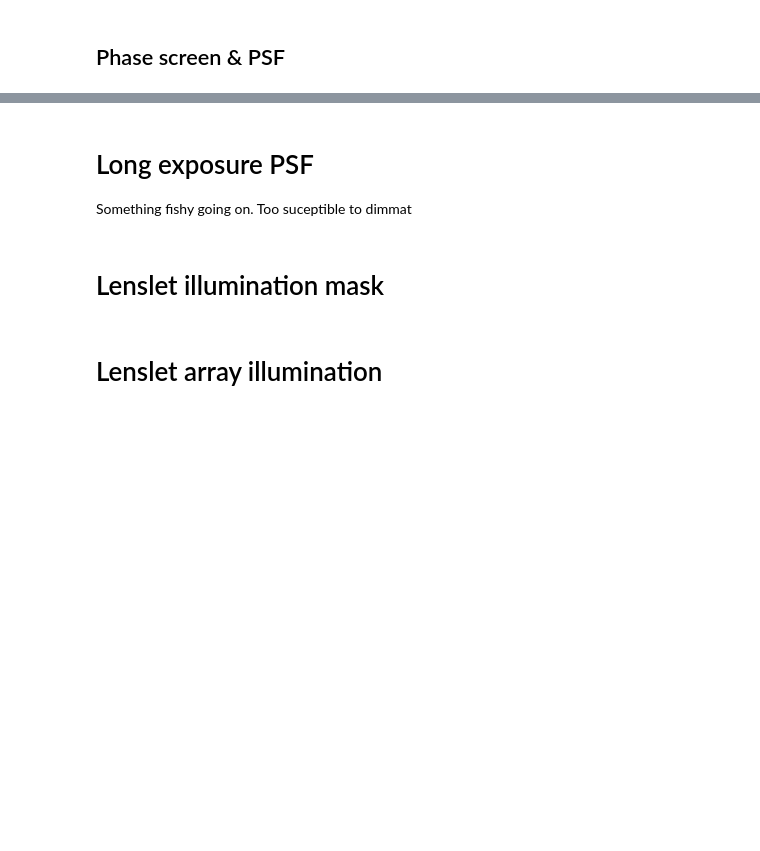
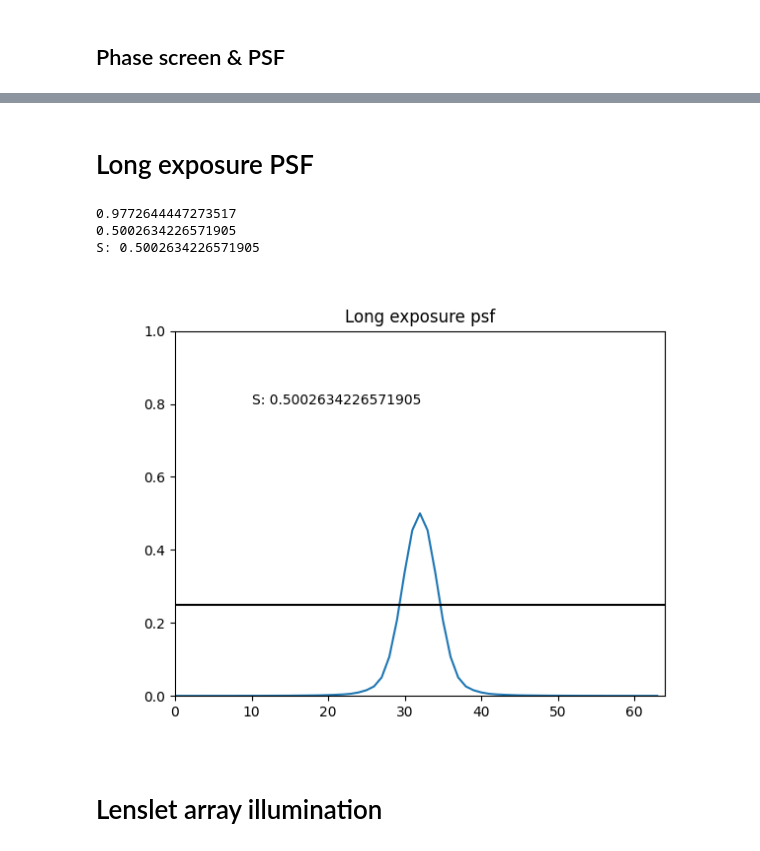
Before and after one commit to HumbertDominique/OWS, a Jupyter notebook: optics.ipynb, the cells around one changed output, grey strips where cells are left out. Cells and saved outputs as stored; diff of their text form; code cells hidden in the pictures; blank space fills up the shorter version.

```diff
--- a/optics.ipynb
+++ b/optics.ipynb
@@ -123,9 +174,6 @@ plt.show()
 # %% [markdown]
 # Long exposure PSF
-
-Something fishy going on. Too suceptible to dimmat
 # %%
-D = .1
 dimmat_psf =64
 delta_nu = 2*D/(dimmat_psf*wl)  # Angular frequency sampling
 nu_x = np.linspace(-dimmat_psf/2, dimmat_psf/2-1, dimmat_psf) * delta_nu
@@ -144,39 +192,44 @@ padding = 2
 otf_sl_pad = np.zeros((padding*dimmat_psf,padding*dimmat_psf))
 otf_sl_pad[0:dimmat_psf,0:dimmat_psf] = otf_sl
 longpsf = np.abs(np.fft.fftshift(np.fft.ifft2(np.fft.ifftshift(otf_sl_pad))))[dimmat_psf-dimmat_psf//2:dimmat_psf+dimmat_psf//2,dimmat_psf-dimmat_psf//2:dimmat_psf+dimmat_psf//2]
+print(longpsf.sum())
 longpsf = ows.normalize(longpsf)
 longpsf = longpsf*strehl
 
 otf_tsc_pad = np.zeros((padding*dimmat_psf,padding*dimmat_psf))
 otf_tsc_pad[0:dimmat_psf,0:dimmat_psf] = otf_tsc
 idealpsf = np.abs(np.fft.fftshift(np.fft.ifft2(np.fft.ifftshift(otf_tsc_pad))))[dimmat_psf-dimmat_psf//2:dimmat_psf+dimmat_psf//2,dimmat_psf-dimmat_psf//2:dimmat_psf+dimmat_psf//2]
+
 idealpsf = ows.normalize(idealpsf)
 
 print(strehl)
 
 plt.close(1)
 plt.figure(1)
 # plt.subplot(1,2,1)
 plt.plot(longpsf[32,:])
-plt.axhline(y=longpsf.max()/2)
+plt.axhline(y=longpsf.max()/2,c='k')
 plt.title("Long exposure psf")
 plt.ylim([0,1])
 plt.xlim([0,dimmat_psf])
 text = "S: "+str(strehl)
 print(text)
 plt.text(10,.8,text)
 # plt.colorbar()
 
 # plt.subplot(1,2,2)
 # plt.imshow(otf_atm)
 
 plt.show()
 
 
 
 # fits.writeto('data/longpsf.fits', longpsf, overwrite=True)
+# %% [output]
+0.9772644447273517
+0.5002634226571905
+S: 0.5002634226571905
+[figure, added]
-# %% [markdown]
-# Lenslet illumination mask
 # %% [markdown]
 # Lenslet array illumination
 # %% [markdown]
```
Also changed, not shown: parts of 7 cells of this notebook, 4 other files.
